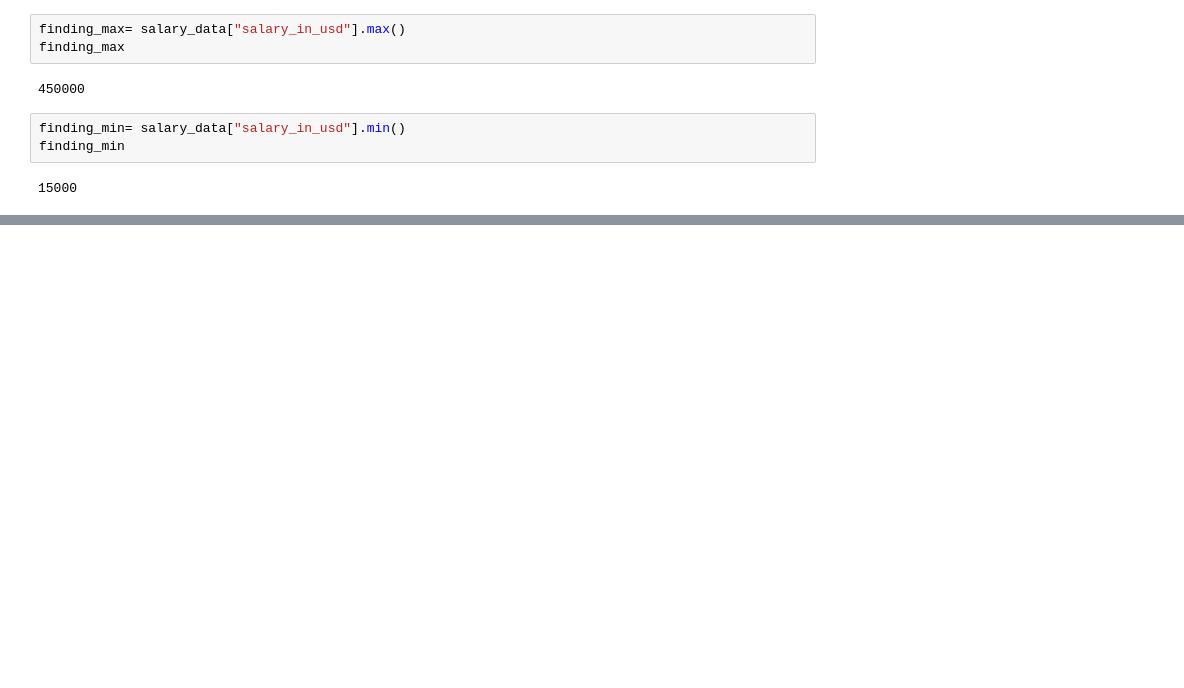
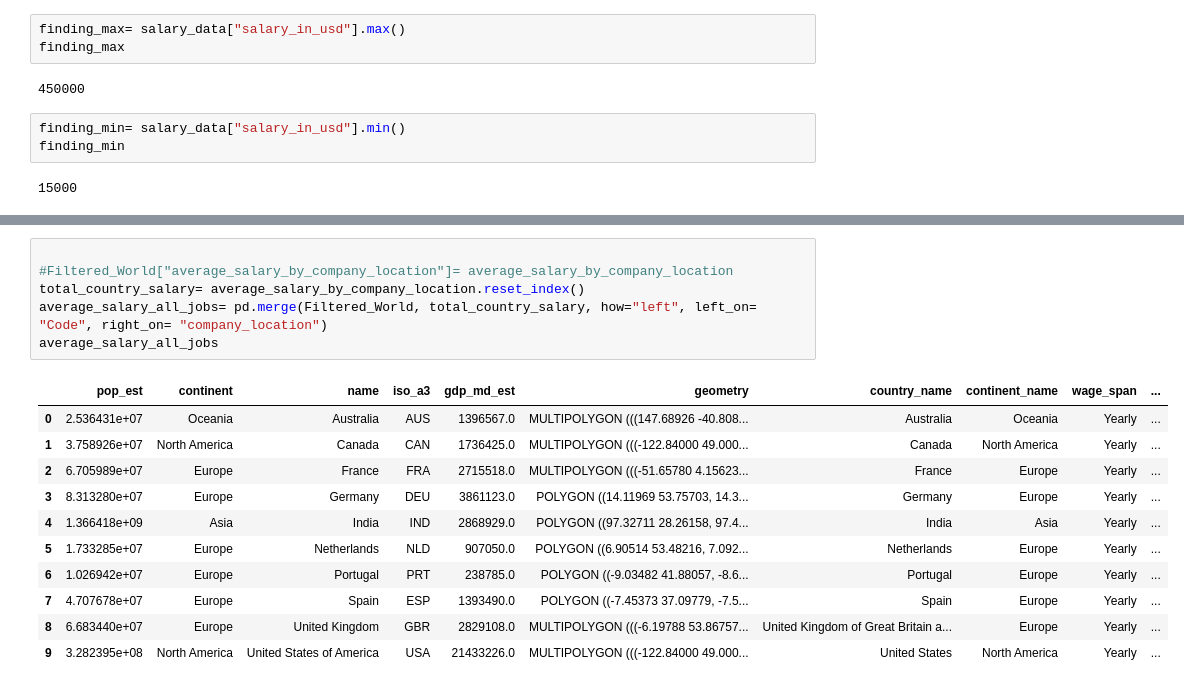
Before and after one commit to thundich/Project-1, a Jupyter notebook: Salary_Stats_and_Maps.ipynb, the cells around one changed output, grey strips where cells are left out. Drawn from its saved outputs; the diff is of its cells as text; blank space fills up the shorter version.

```diff
--- a/Salary_Stats_and_Maps.ipynb
+++ b/Salary_Stats_and_Maps.ipynb
@@ -196,0 +334,18 @@ finding_min
+# %%
+
+#Filtered_World["average_salary_by_company_location"]= average_salary_by_company_location
+total_country_salary= average_salary_by_company_location.reset_index()
+average_salary_all_jobs= pd.merge(Filtered_World, total_country_salary, how="left", left_on= "Code", right_on= "company_location")
+average_salary_all_jobs
+# %% [output]
+|  | pop_est | continent | name | iso_a3 | gdp_md_est | geometry | country_name | continent_name | wage_span | ... |
+| 0 | 2.536431e+07 | Oceania | Australia | AUS | 1396567.0 | MULTIPOLYGON (((147.68926 -40.808... | Australia | Oceania | Yearly | ... |
+| 1 | 3.758926e+07 | North America | Canada | CAN | 1736425.0 | MULTIPOLYGON (((-122.84000 49.000... | Canada | North America | Yearly | ... |
+| 2 | 6.705989e+07 | Europe | France | FRA | 2715518.0 | MULTIPOLYGON (((-51.65780 4.15623... | France | Europe | Yearly | ... |
+| 3 | 8.313280e+07 | Europe | Germany | DEU | 3861123.0 | POLYGON ((14.11969 53.75703, 14.3... | Germany | Europe | Yearly | ... |
+| 4 | 1.366418e+09 | Asia | India | IND | 2868929.0 | POLYGON ((97.32711 28.26158, 97.4... | India | Asia | Yearly | ... |
+| 5 | 1.733285e+07 | Europe | Netherlands | NLD | 907050.0 | POLYGON ((6.90514 53.48216, 7.092... | Netherlands | Europe | Yearly | ... |
+| 6 | 1.026942e+07 | Europe | Portugal | PRT | 238785.0 | POLYGON ((-9.03482 41.88057, -8.6... | Portugal | Europe | Yearly | ... |
+| 7 | 4.707678e+07 | Europe | Spain | ESP | 1393490.0 | POLYGON ((-7.45373 37.09779, -7.5... | Spain | Europe | Yearly | ... |
+| 8 | 6.683440e+07 | Europe | United Kingdom | GBR | 2829108.0 | MULTIPOLYGON (((-6.19788 53.86757... | United Kingdom of Great Britain a... | Europe | Yearly | ... |
+| 9 | 3.282395e+08 | North America | United States of America | USA | 21433226.0 | MULTIPOLYGON (((-122.84000 49.000... | United States | North America | Yearly | ... |
```
Also changed, not shown: parts of 20 cells of this notebook, 3 other files.
